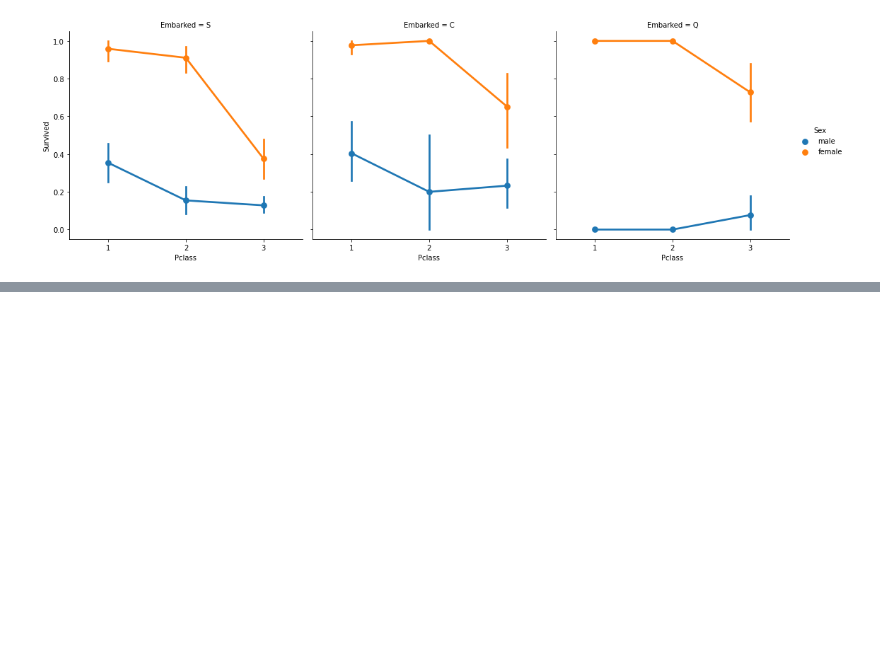
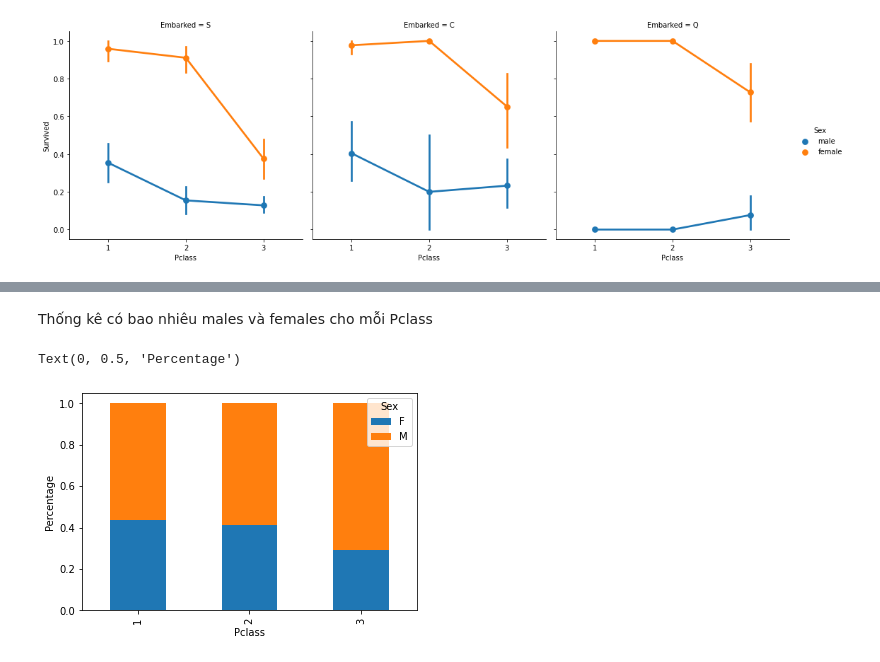
Before and after one commit to Kiet2k2/lab03, a Jupyter notebook: lab04.ipynb, the cells around one changed output, grey strips where cells are left out. Cells and saved outputs as stored; diff of their text form; code cells hidden in the pictures; blank space fills up the shorter version.

```diff
--- a/lab04.ipynb
+++ b/lab04.ipynb
@@ -40,0 +202,3 @@ import numpy as np
+# %%
+datatitanic1['Age'].fillna(round(datatitanic1['Age'].mean()), inplace= True)
+datatitanic1.head(20)
@@ -40,0 +388,11 @@ import numpy as np
+# %% [markdown]
+Thống kê có bao nhiêu males và females cho mỗi Pclass
+# %%
+import matplotlib.pyplot as plt
+tab = pd.crosstab(datatitanic1['Pclass'], datatitanic1['Sex'])
+tab.div(tab.sum(1).astype(float), axis=0).plot(kind="bar", stacked=True)
+plt.xlabel('Pclass')
+plt.ylabel('Percentage')
+# %% [output]
+Text(0, 0.5, 'Percentage')
+[figure, added]
```
Also changed, not shown: parts of 36 cells of this notebook.
